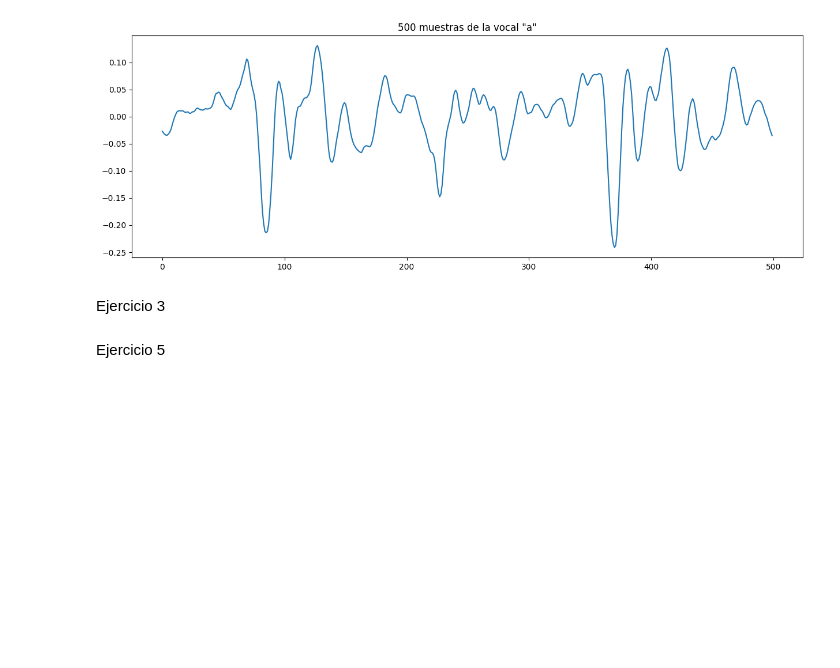
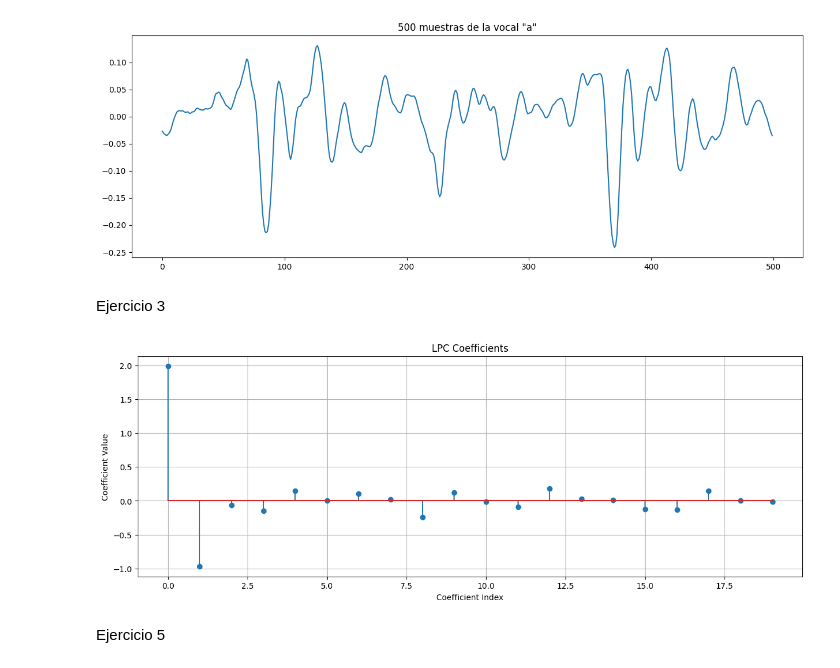
Before and after one commit to maximdorogov/fiuba-series-de-tiempo-1, a Jupyter notebook: tp1.ipynb, the cells around one changed output. Drawn from its saved outputs; the diff is of its cells as text; code cells hidden in the pictures; blank space fills up the shorter version.

```diff
--- a/tp1.ipynb
+++ b/tp1.ipynb
@@ -87,11 +87,20 @@ def lpc_compute(y: np.ndarray, order: int) -> np.ndarray:
 # %%
 # tomo 500 samples de la vocal "a"
 vowel_a = audio_signal[vowels['a'][0]:vowels['a'][1]] # vowel "a"
 
 signal = vowel_a[500:1000]  # 500 samples
 
-h = lpc_compute(signal, order=len(signal) // 2)
-print(f'LPC Coefficients: {h}')
+h = lpc_compute(signal, order=20)
+
+plt.figure(figsize=(15, 5))
+plt.stem(h)
+plt.title('LPC Coefficients')
+plt.xlabel('Coefficient Index')
+plt.ylabel('Coefficient Value')
+plt.grid()
+plt.show()
+# %% [output]
+[figure, added]
 # %% [markdown]
 Ejercicio 5
 # %%
```
Also changed, not shown: parts of 13 cells of this notebook.
